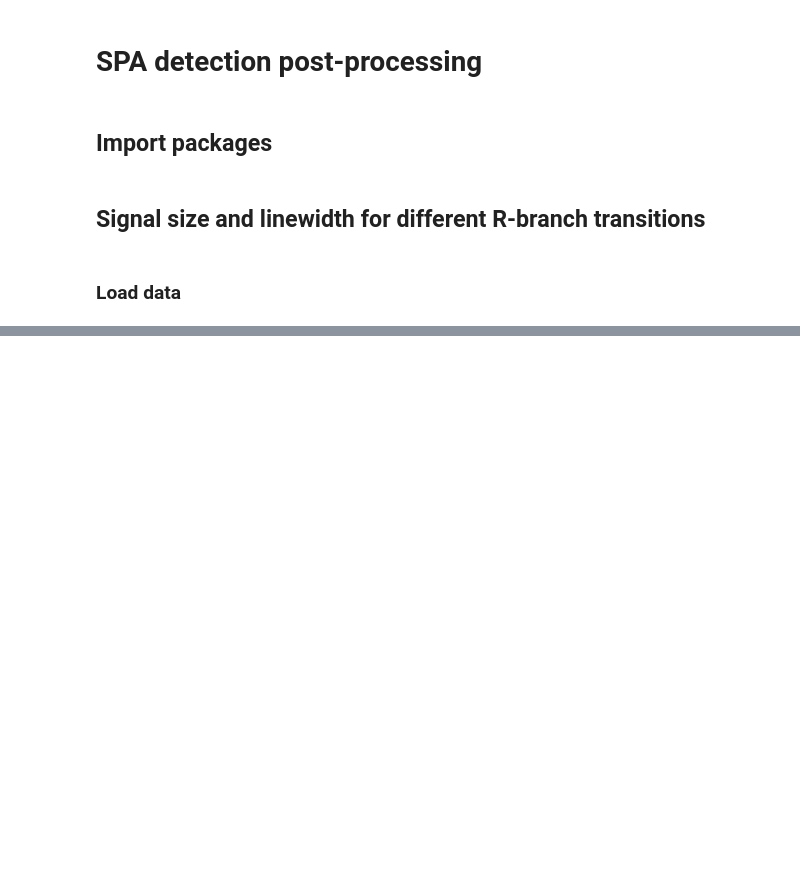
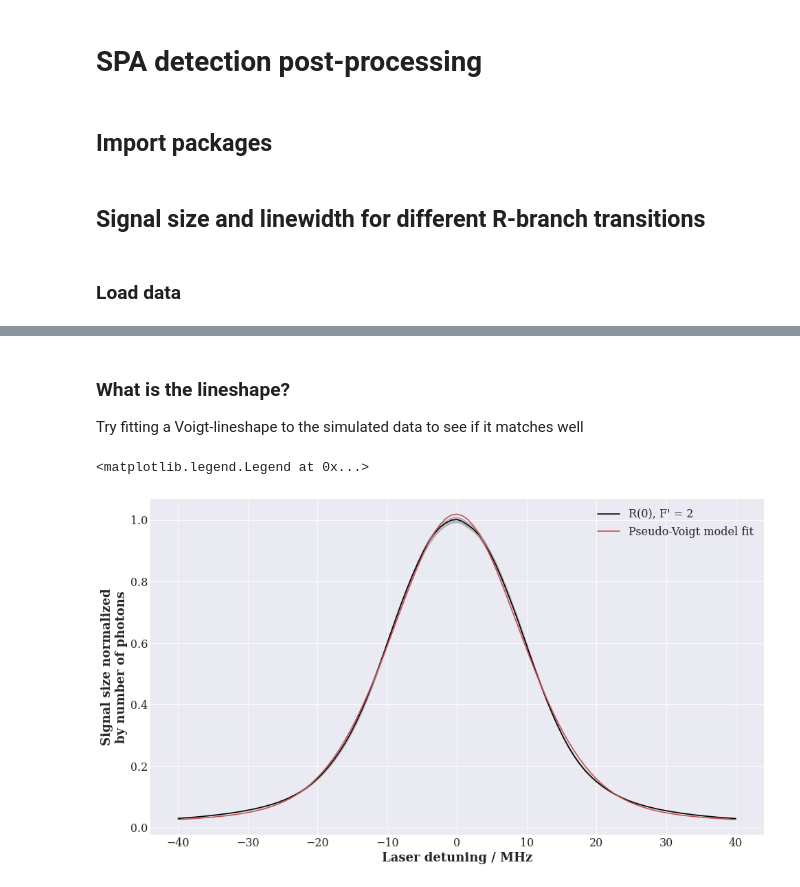
Before and after one commit to yyhshdu1/CeNTREX-TlF, a Jupyter notebook: examples/SPAExpVer/SPA detection post-processing.ipynb, the cells around one changed output, grey strips where cells are left out. Saved outputs shown, nothing was run; the diff lists cells and outputs as text; code cells hidden in the pictures; blank space fills up the shorter version.

```diff
--- a/examples/SPAExpVer/SPA detection post-processing.ipynb
+++ b/examples/SPAExpVer/SPA detection post-processing.ipynb
@@ -55,0 +85,40 @@ ax.legend()
+# %% [markdown]
+### What is the lineshape?
+Try fitting a Voigt-lineshape to the simulated data to see if it matches well
+# %%
+fig, ax = plt.subplots()
+
+# Plot data
+ax.plot(df_R0F2.detuning_MHz, df_R0F2.norm_signal, color = 'k', label = "R(0), F' = 2")
+ax.fill_between(df_R0F2.detuning_MHz, df_R0F2.norm_signal-df_R0F2.norm_signal_sem, df_R0F2.norm_signal+df_R0F2.norm_signal_sem, color = 'k', alpha = 0.2)
+
+# # Fit and plot model
+# model = lmfit.models.DampedOscillatorModel()
+# params = model.guess(df_R0F2.norm_signal, x = df_R0F2.detuning_MHz)
+# fit_result = model.fit(df_R0F2.norm_signal, x = df_R0F2.detuning_MHz, params = params)
+# ax.plot(df_R0F2.detuning_MHz, fit_result.best_fit, color = 'C1', label = "Model fit")
+
+# # Fit and plot model
+# model = lmfit.models.VoigtModel()
+# params = model.guess(df_R0F2.norm_signal, x = df_R0F2.detuning_MHz)
+# fit_result = model.fit(df_R0F2.norm_signal, x = df_R0F2.detuning_MHz, params = params)
+# ax.plot(df_R0F2.detuning_MHz, fit_result.best_fit, color = 'C1', label = "Voigt model fit")
+
+# Fit and plot model
+model = lmfit.models.PseudoVoigtModel()
+params = model.guess(df_R0F2.norm_signal, x = df_R0F2.detuning_MHz)
+fit_result = model.fit(df_R0F2.norm_signal, x = df_R0F2.detuning_MHz, params = params)
+ax.plot(df_R0F2.detuning_MHz, fit_result.best_fit, color = 'C2', label = "Pseudo-Voigt model fit")
+
+# # Fit and plot model
+# model = lmfit.models.MoffatModel()
+# params = model.guess(df_R0F2.norm_signal, x = df_R0F2.detuning_MHz)
+# fit_result = model.fit(df_R0F2.norm_signal, x = df_R0F2.detuning_MHz, params = params)
+# ax.plot(df_R0F2.detuning_MHz, fit_result.best_fit, color = 'C3', label = "Moffat model fit")
+
+ax.set_xlabel('Laser detuning / MHz')
+ax.set_ylabel('Signal size normalized\nby number of photons')
+ax.legend()
+# %% [output]
+<matplotlib.legend.Legend at 0x...>
+[figure, added]
```
Also changed, not shown: parts of 12 cells of this notebook, 5 other files.
